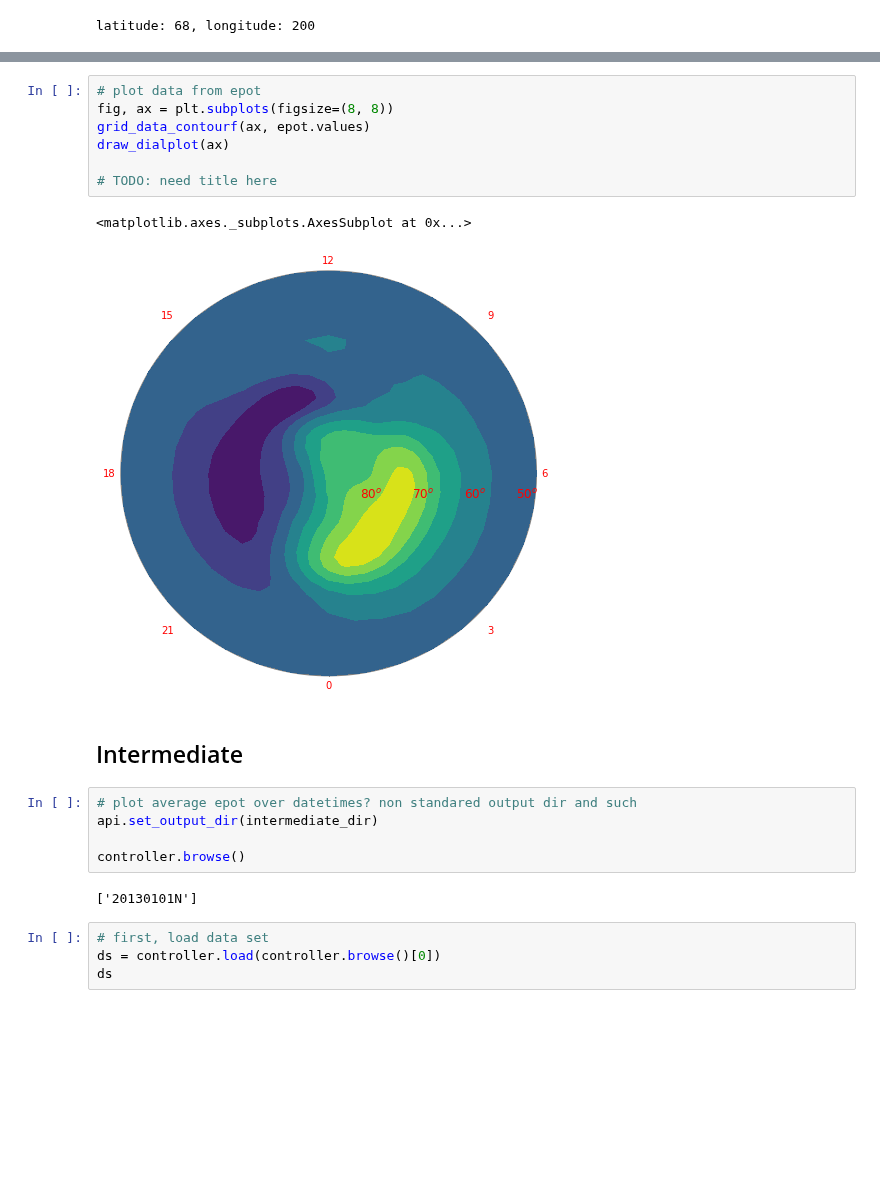
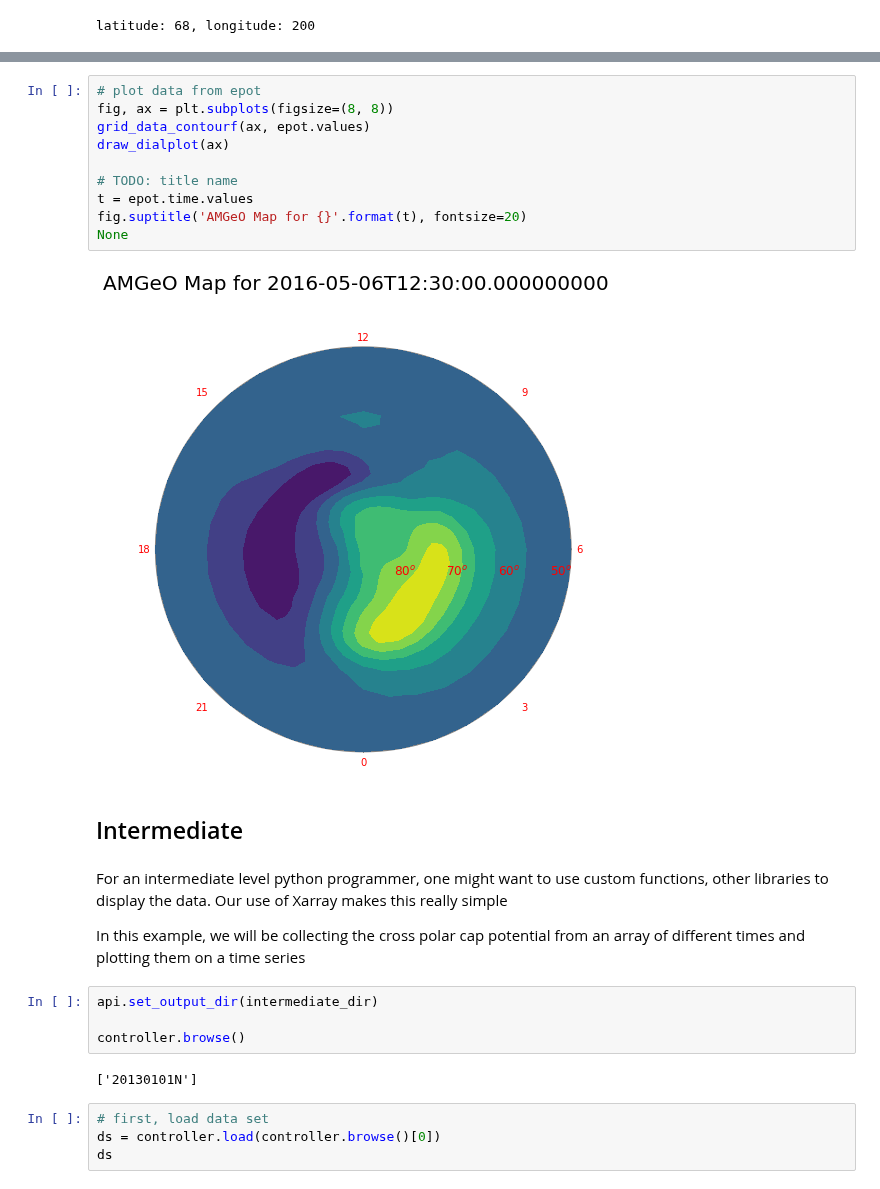
Before and after one commit to AMGeO-Collaboration/Earthcube-Meeting-2021, a Jupyter notebook: notebooks/WM_0_Developing An API For AMGeO Users.ipynb, the cells around one changed output, grey strips where cells are left out. Cells and saved outputs as stored; diff of their text form; blank space fills up the shorter version.

Commit message:
pca plots for potentials

```diff
--- a/notebooks/WM_0_Developing An API For AMGeO Users.ipynb
+++ b/notebooks/WM_0_Developing An API For AMGeO Users.ipynb
@@ -333,22 +312,27 @@ Attributes:
 # %%
 # plot data from epot
 fig, ax = plt.subplots(figsize=(8, 8))
 grid_data_contourf(ax, epot.values)
 draw_dialplot(ax)
 
-# TODO: need title here
+# TODO: title name
+t = epot.time.values
+fig.suptitle('AMGeO Map for {}'.format(t), fontsize=20)
+None
 # %% [output]
-<matplotlib.axes._subplots.AxesSubplot at 0x...>
-[figure, old version]
+[figure, new version]
 # %% [markdown]
 ## Intermediate
-# %%
-# plot average epot over datetimes? non standared output dir and such
-api.set_output_dir(intermediate_dir)
-
-controller.browse()
-# %% [output]
-['20130101N']
+# %% [markdown]
+For an intermediate level python programmer, one might want to use custom functions, other libraries to display the data. Our use of Xarray makes this really simple
+
+In this example, we will be collecting the cross polar cap potential from an array of different times and plotting them on a time series
+# %%
+api.set_output_dir(intermediate_dir)
+
+controller.browse()
+# %% [output]
+['20130101N']
 # %%
 # first, load data set
 ds = controller.load(controller.browse()[0])
```
Also changed, not shown: parts of 17 cells of this notebook, 2 other files.
